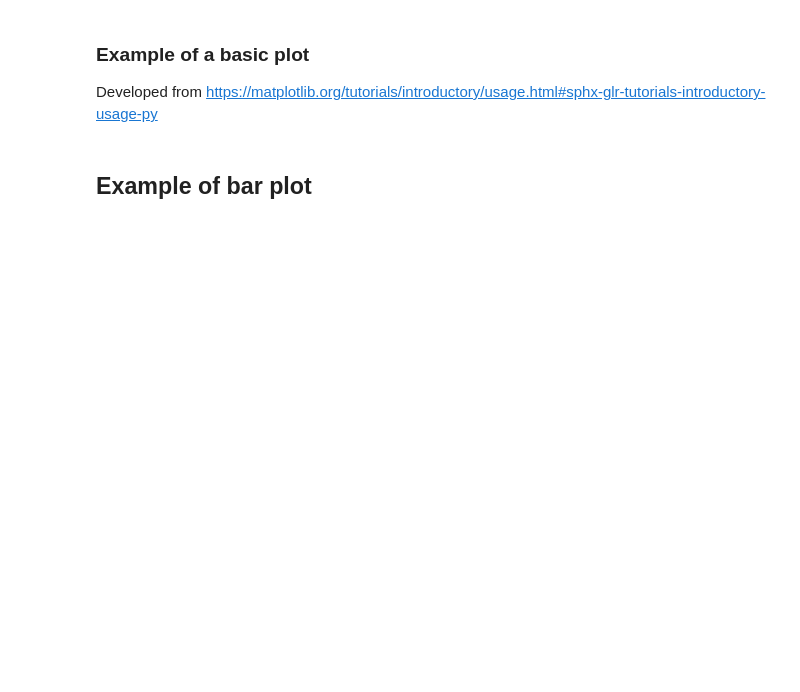
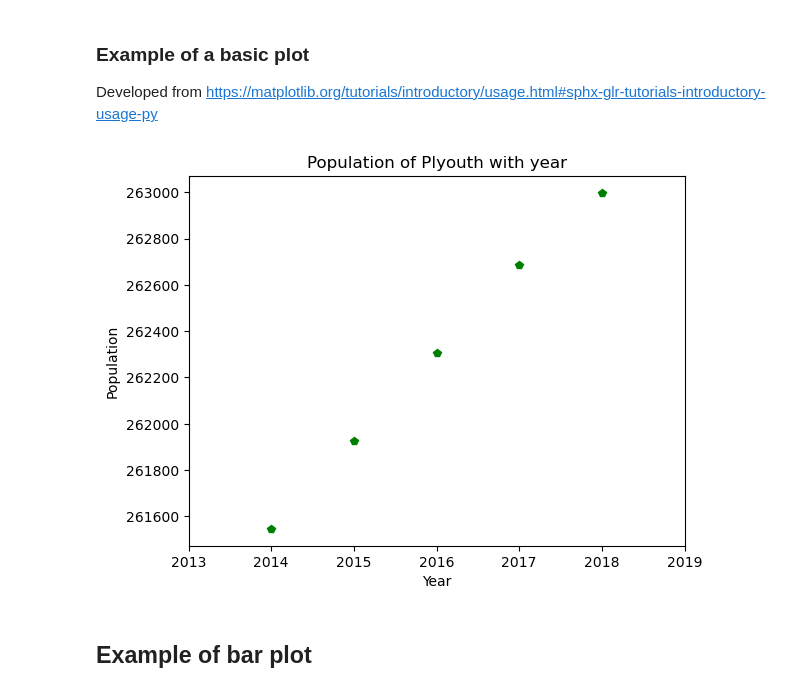
Before and after one commit to cmcneile/COMP5000-2025-lectures, a Jupyter notebook: Lecture2_examples.ipynb, the cells around one changed output. Saved outputs shown, nothing was run; the diff lists cells and outputs as text; code cells hidden in the pictures; blank space fills up the shorter version.

```diff
--- a/Lecture2_examples.ipynb
+++ b/Lecture2_examples.ipynb
@@ -233,13 +178,15 @@ https://matplotlib.org/tutorials/introductory/usage.html#sphx-glr-tutorials-intr
 # %%
 import matplotlib.pyplot as plt
 year = [ 2014, 2015, 2016, 2017, 2018]
 population = [261546, 261926, 262306, 262685, 262997 ]
-plt.plot(year, population, "go")  # ro means red circular plotting symbol
-plt.title("Population of Plymouth with year")
+plt.plot(year, population, "gp")  # ro means red circular plotting symbol
+plt.title("Population of Plyouth with year")
 plt.xlabel('Year')
 plt.ylabel('Population')
 plt.xlim(2013, 2019)
 plt.show()
+# %% [output]
+[figure, added]
 # %% [markdown]
 ## Example of bar plot
 # %%
```
Also changed, not shown: parts of 20 cells of this notebook.
